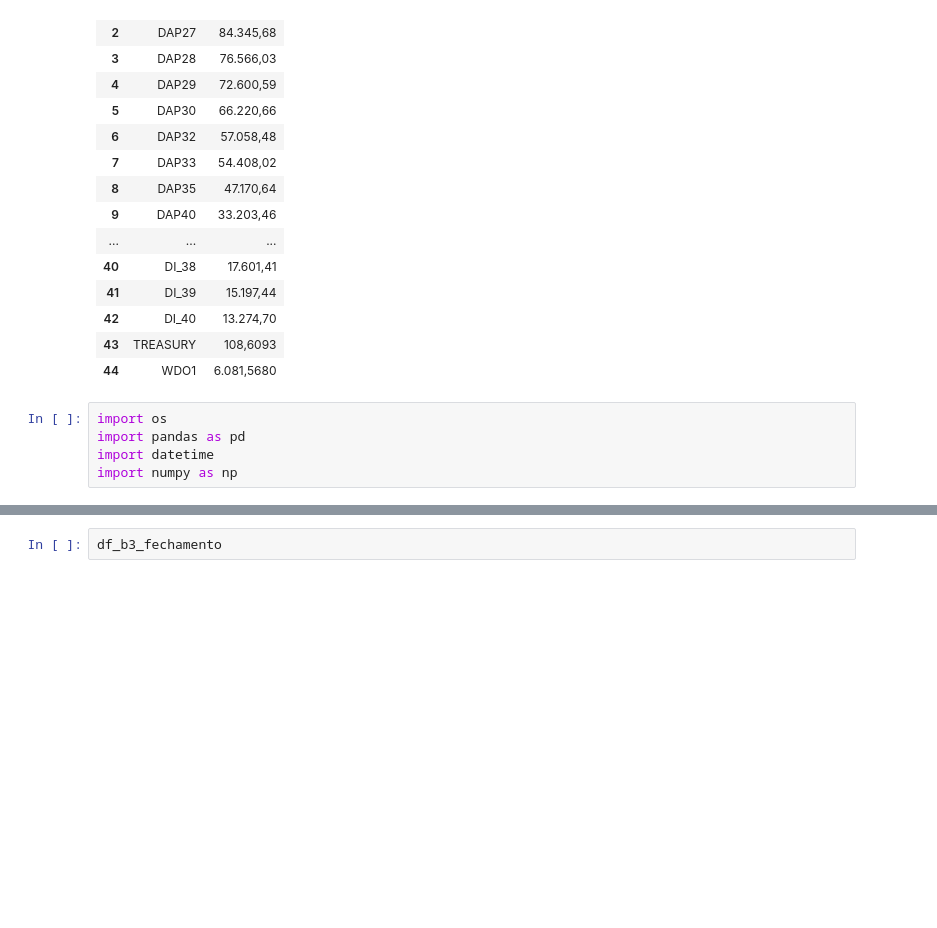
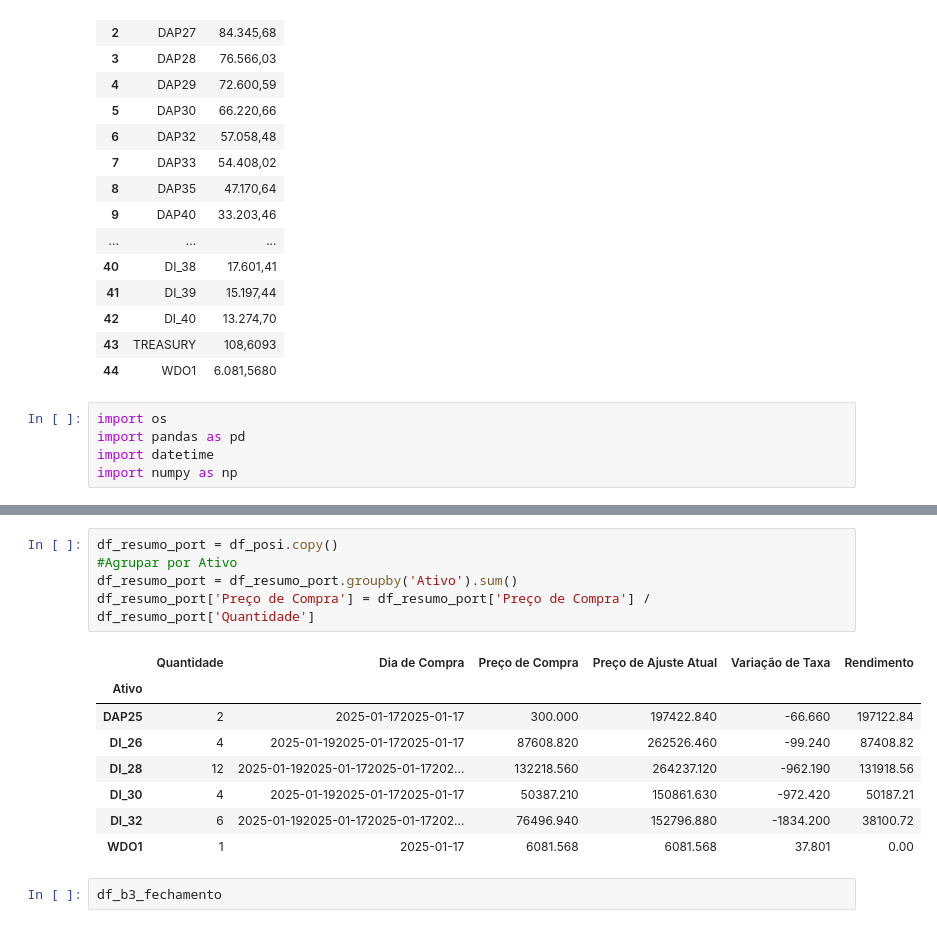
Before and after one commit to AFINVEST/Projeto-Gestao-Risco, a Jupyter notebook: Teste.ipynb, the cells around one changed output, grey strips where cells are left out. Drawn from its saved outputs; the diff is of its cells as text; blank space fills up the shorter version.

```diff
--- a/Teste.ipynb
+++ b/Teste.ipynb
@@ -267,3 +298,17 @@ df_posi
+# %%
+df_resumo_port = df_posi.copy()
+#Agrupar por Ativo
+df_resumo_port = df_resumo_port.groupby('Ativo').sum()
+df_resumo_port['Preço de Compra'] = df_resumo_port['Preço de Compra'] / df_resumo_port['Quantidade']
+# %% [output]
+|  | Quantidade | Dia de Compra | Preço de Compra | Preço de Ajuste Atual | Variação de Taxa | Rendimento |
+| Ativo |  |  |  |  |  |  |
+| DAP25 | 2 | 2025-01-172025-01-17 | 300.000 | 197422.840 | -66.660 | 197122.84 |
+| DI_26 | 4 | 2025-01-192025-01-172025-01-17 | 87608.820 | 262526.460 | -99.240 | 87408.82 |
+| DI_28 | 12 | 2025-01-192025-01-172025-01-17202... | 132218.560 | 264237.120 | -962.190 | 131918.56 |
+| DI_30 | 4 | 2025-01-192025-01-172025-01-17 | 50387.210 | 150861.630 | -972.420 | 50187.21 |
+| DI_32 | 6 | 2025-01-192025-01-172025-01-17202... | 76496.940 | 152796.880 | -1834.200 | 38100.72 |
+| WDO1 | 1 | 2025-01-17 | 6081.568 | 6081.568 | 37.801 | 0.00 |
 # %%
 df_b3_fechamento
 # %% [output]
```
Also changed, not shown: parts of 5 cells of this notebook, 5 other files.
